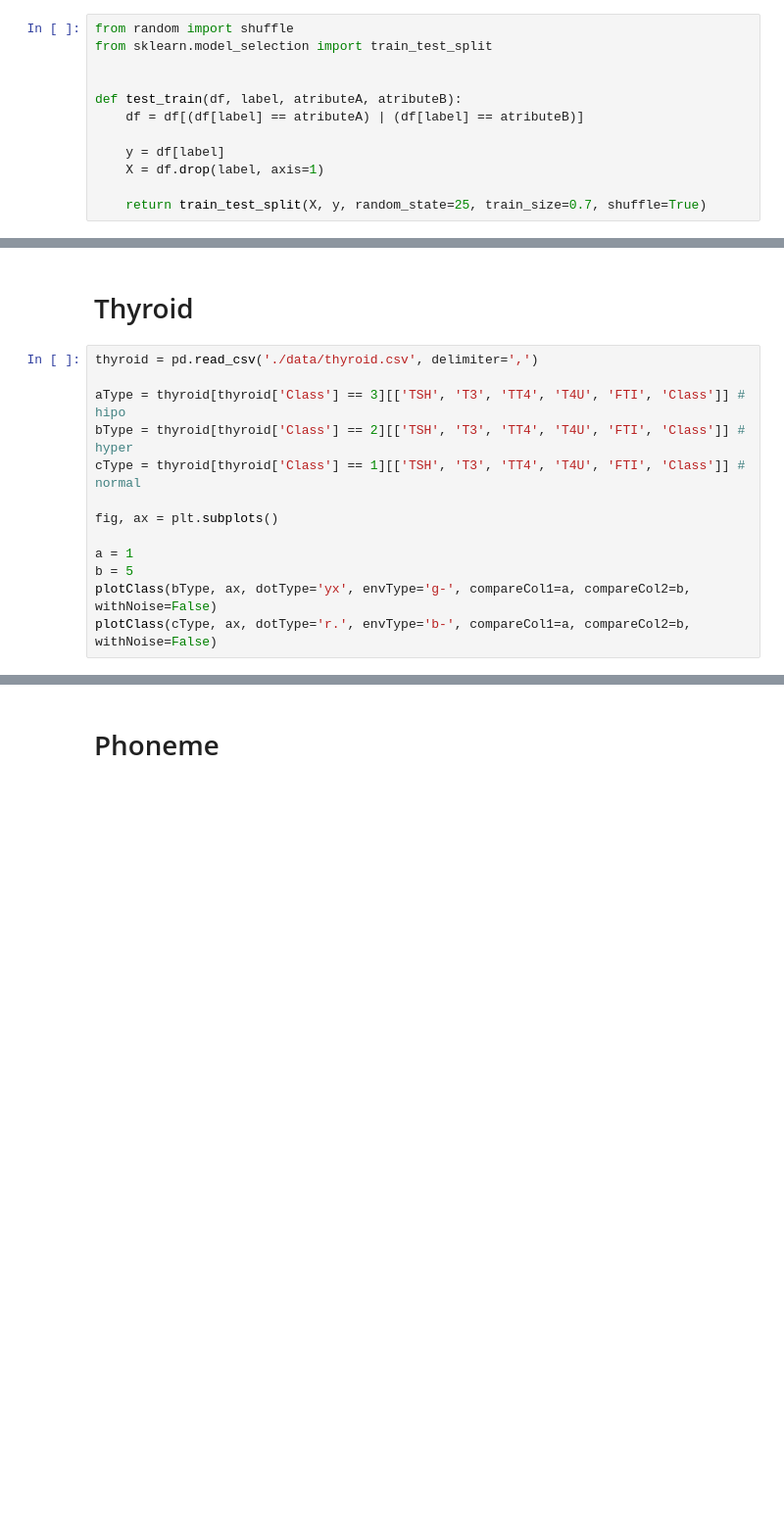
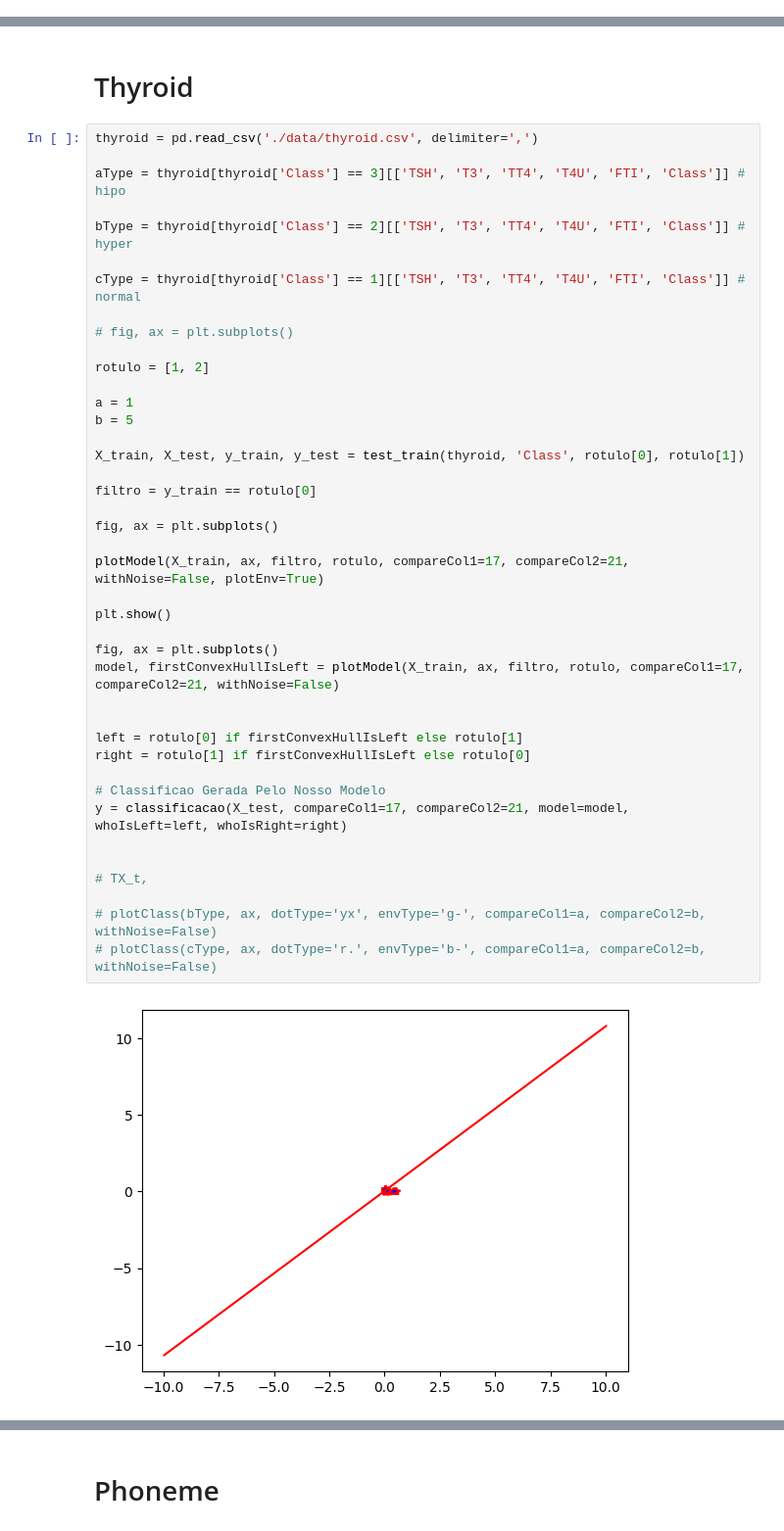
Before and after one commit to Gcastelo01/TP1_Alg2, a Jupyter notebook: TP1_Classificador.ipynb, the cells around one changed output, grey strips where cells are left out. Shown at 98% size. Cells and saved outputs as stored; diff of their text form; blank space fills up the shorter version.

```diff
--- a/TP1_Classificador.ipynb
+++ b/TP1_Classificador.ipynb
@@ -244,15 +32,3 @@ def plotModel(X, ax, filter, rotulo, dotType='r*', envType='b-', compareCol1=1,
-# %%
-from random import shuffle
-from sklearn.model_selection import train_test_split
-
-
-def test_train(df, label, atributeA, atributeB):
-    df = df[(df[label] == atributeA) | (df[label] == atributeB)]
-
-    y = df[label]
-    X = df.drop(label, axis=1)
-
-    return train_test_split(X, y, random_state=25, train_size=0.7, shuffle=True)
 # %% [markdown]
 # Banana BD
 # %%
@@ -316,13 +96,43 @@ col2 = (bType.shape)[1]
 # %%
 thyroid = pd.read_csv('./data/thyroid.csv', delimiter=',')
 
 aType = thyroid[thyroid['Class'] == 3][['TSH', 'T3', 'TT4', 'T4U', 'FTI', 'Class']] # hipo
+
 bType = thyroid[thyroid['Class'] == 2][['TSH', 'T3', 'TT4', 'T4U', 'FTI', 'Class']] # hyper
+
 cType = thyroid[thyroid['Class'] == 1][['TSH', 'T3', 'TT4', 'T4U', 'FTI', 'Class']] # normal
+
+# fig, ax = plt.subplots()
+
+rotulo = [1, 2]
+
+a = 1
+b = 5
+
+X_train, X_test, y_train, y_test = test_train(thyroid, 'Class', rotulo[0], rotulo[1])
+
+filtro = y_train == rotulo[0]
 
 fig, ax = plt.subplots()
 
-a = 1
-b = 5
-plotClass(bType, ax, dotType='yx', envType='g-', compareCol1=a, compareCol2=b, withNoise=False)
-plotClass(cType, ax, dotType='r.', envType='b-', compareCol1=a, compareCol2=b, withNoise=False)
+plotModel(X_train, ax, filtro, rotulo, compareCol1=17, compareCol2=21, withNoise=False, plotEnv=True)
+
+plt.show()
+
+fig, ax = plt.subplots()
+model, firstConvexHullIsLeft = plotModel(X_train, ax, filtro, rotulo, compareCol1=17, compareCol2=21, withNoise=False)
+
+
+left = rotulo[0] if firstConvexHullIsLeft else rotulo[1]
+right = rotulo[1] if firstConvexHullIsLeft else rotulo[0]
+
+# Classificao Gerada Pelo Nosso Modelo
+y = classificacao(X_test, compareCol1=17, compareCol2=21, model=model, whoIsLeft=left, whoIsRight=right)
+
+
+# TX_t,
+
+# plotClass(bType, ax, dotType='yx', envType='g-', compareCol1=a, compareCol2=b, withNoise=False)
+# plotClass(cType, ax, dotType='r.', envType='b-', compareCol1=a, compareCol2=b, withNoise=False)
+# %% [output]
+[figure, added]
```
Also changed, not shown: parts of 24 cells of this notebook, 1 other file.
